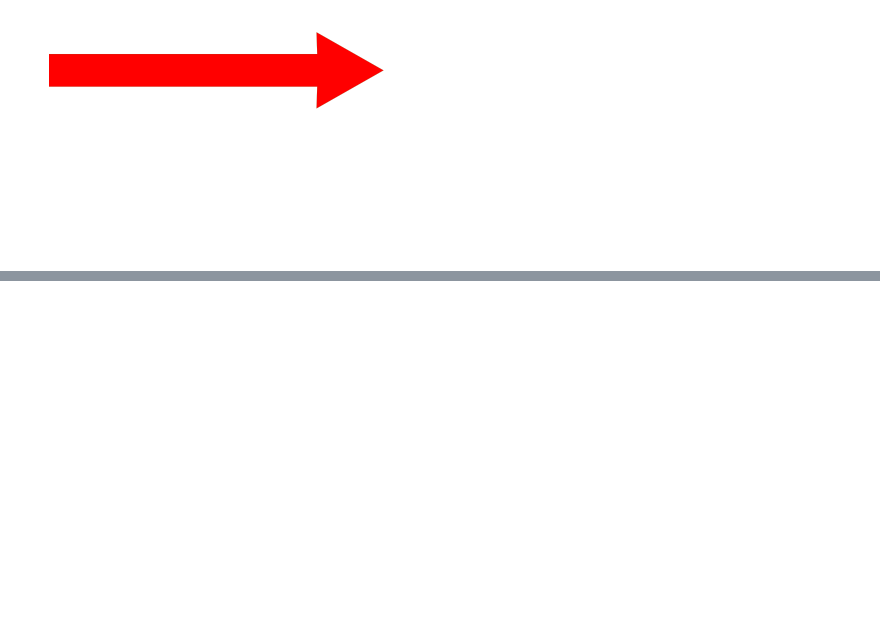
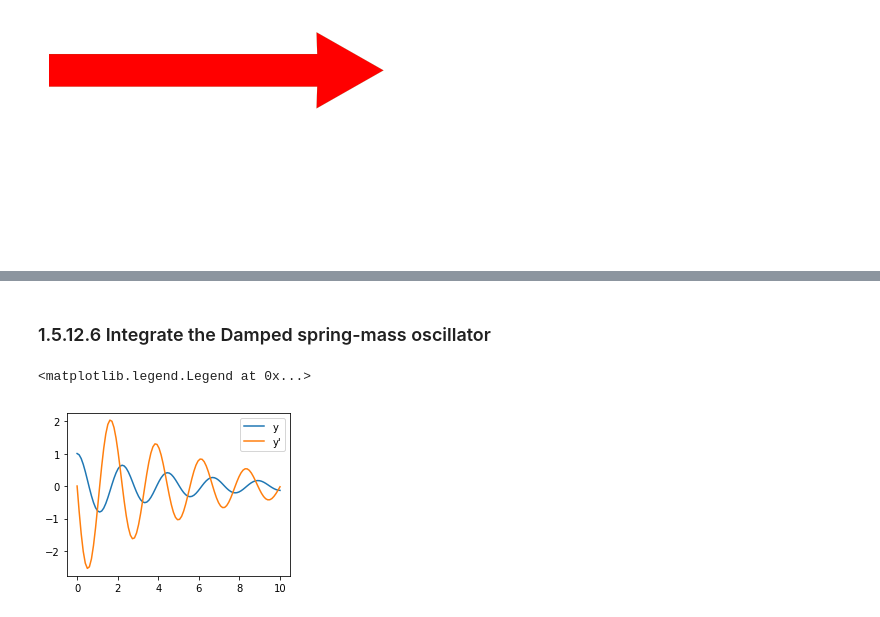
Before and after one commit to Li-Michael/learn, a Jupyter notebook: scipy_lecture/1.5_scipy_learning_note_1.5_scipy_high-level_scientific_computing.ipynb, the cells around one changed output, grey strips where cells are left out. Saved outputs shown, nothing was run; the diff lists cells and outputs as text; code cells hidden in the pictures; blank space fills up the shorter version.

```diff
--- a/scipy_lecture/1.5_scipy_learning_note_1.5_scipy_high-level_scientific_computing.ipynb
+++ b/scipy_lecture/1.5_scipy_learning_note_1.5_scipy_high-level_scientific_computing.ipynb
@@ -1226,0 +1290,28 @@ ax.arrow(0,0.8,1,0, width=0.15, length_includes_head=True, head_width=0.35, head
+# %% [markdown]
+### 1.5.12.6 Integrate the Damped spring-mass oscillator
+# %%
+import numpy as np
+from scipy.integrate import odeint
+import matplotlib.pyplot as plt
+
+mass = 0.5 # kg
+kspring = 4 # N/m
+cviscous = 0.4 # N s/m
+
+eps = cviscous / (2 * mass * np.sqrt(kspring/mass))
+omega = np.sqrt(kspring / mass)
+
+def calc_deri(yvec, time, eps, omega):
+    return (yvec[1], -eps * omega * yvec[1] - omega ** 2 * yvec[0])
+
+time_vec = np.linspace(0, 10, 100)
+yinit = (1, 0)
+yarr = odeint(calc_deri, yinit, time_vec, args=(eps, omega))
+
+plt.figure(figsize=(4, 3))
+plt.plot(time_vec, yarr[:, 0], label='y')
+plt.plot(time_vec, yarr[:, 1], label="y'")
+plt.legend(loc='best')
+# %% [output]
+<matplotlib.legend.Legend at 0x...>
+[figure, added]
```
Also changed, not shown: parts of 68 cells of this notebook, 28 other files.
